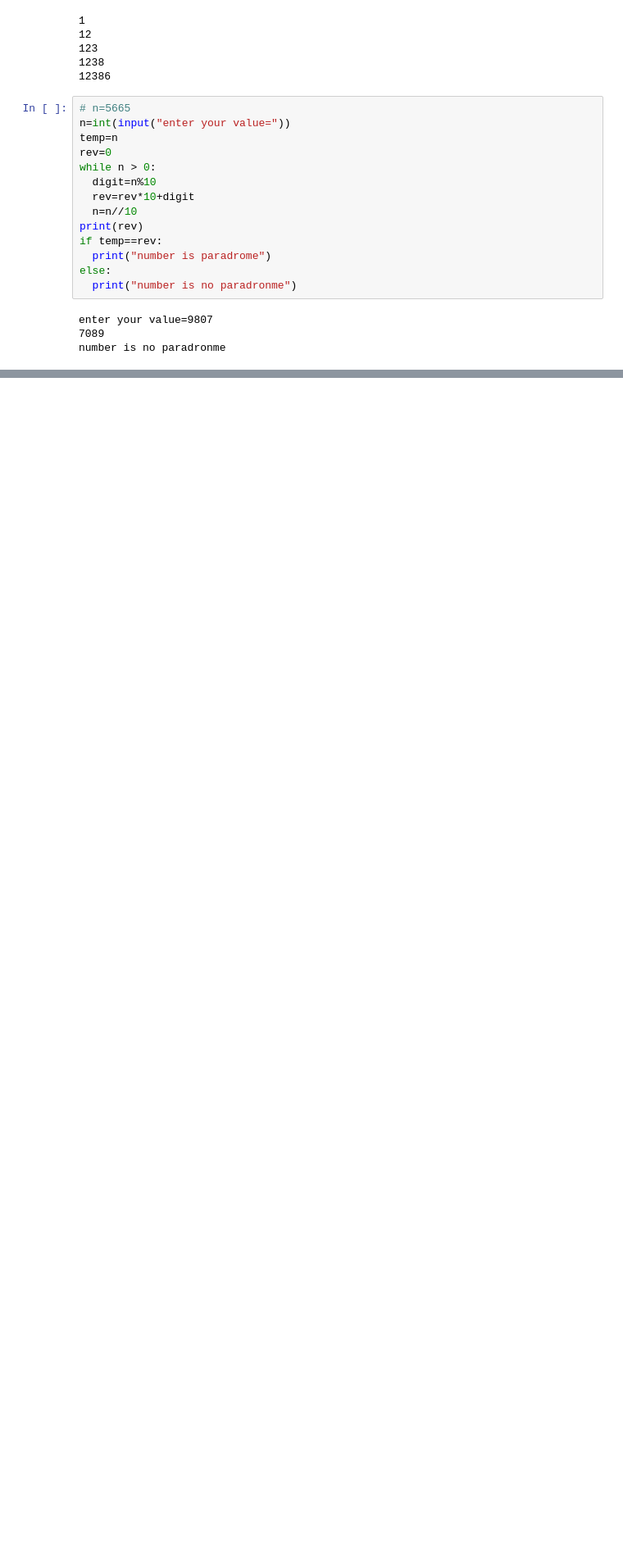
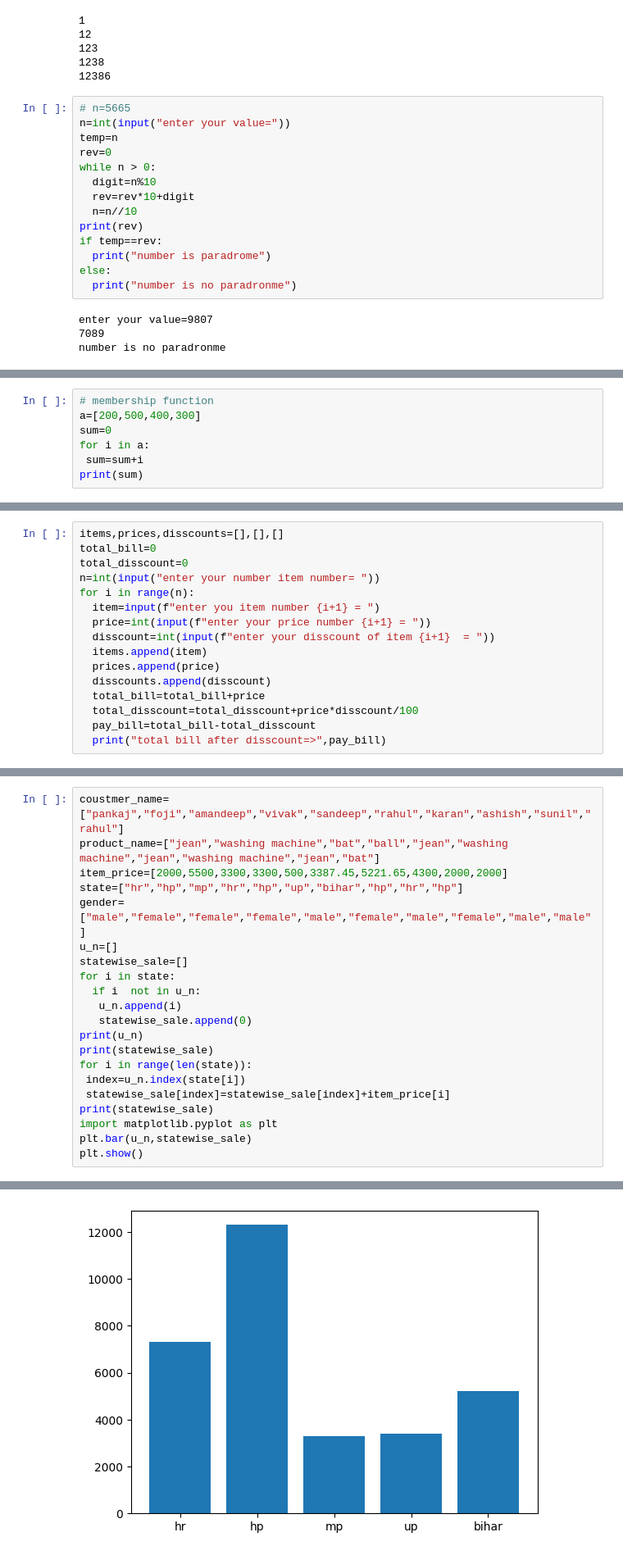
Before and after one commit to pankajthakur93507-droid/phython-class, a Jupyter notebook: classpython.ipynb, the cells around one changed output, grey strips where cells are left out. Shown at 82% size. Cells and saved outputs as stored; diff of their text form; blank space fills up the shorter version.

```diff
--- a/classpython.ipynb
+++ b/classpython.ipynb
@@ -518,0 +613,7 @@ number is no paradronme
+# %%
+# membership function
+a=[200,500,400,300]
+sum=0
+for i in a:
+ sum=sum+i
+print(sum)
@@ -518,0 +641,16 @@ number is no paradronme
+# %%
+items,prices,disscounts=[],[],[]
+total_bill=0
+total_disscount=0
+n=int(input("enter your number item number= "))
+for i in range(n):
+  item=input(f"enter you item number {i+1} = ")
+  price=int(input(f"enter your price number {i+1} = "))
+  disscount=int(input(f"enter your disscount of item {i+1}  = "))
+  items.append(item)
+  prices.append(price)
+  disscounts.append(disscount)
+  total_bill=total_bill+price
+  total_disscount=total_disscount+price*disscount/100
+  pay_bill=total_bill-total_disscount
+  print("total bill after disscount=>",pay_bill)
@@ -518,0 +663,22 @@ number is no paradronme
+# %%
+coustmer_name=["pankaj","foji","amandeep","vivak","sandeep","rahul","karan","ashish","sunil","rahul"]
+product_name=["jean","washing machine","bat","ball","jean","washing machine","jean","washing machine","jean","bat"]
+item_price=[2000,5500,3300,3300,500,3387.45,5221.65,4300,2000,2000]
+state=["hr","hp","mp","hr","hp","up","bihar","hp","hr","hp"]
+gender=["male","female","female","female","male","female","male","female","male","male"]
+u_n=[]
+statewise_sale=[]
+for i in state:
+  if i  not in u_n:
+   u_n.append(i)
+   statewise_sale.append(0)
+print(u_n)
+print(statewise_sale)
+for i in range(len(state)):
+ index=u_n.index(state[i])
+ statewise_sale[index]=statewise_sale[index]+item_price[i]
+print(statewise_sale)
+import matplotlib.pyplot as plt
+plt.bar(u_n,statewise_sale)
+plt.show()
+# %% [output]
@@ -518,0 +688 @@ number is no paradronme
+[figure, added]
```
Also changed, not shown: parts of 41 cells of this notebook.
